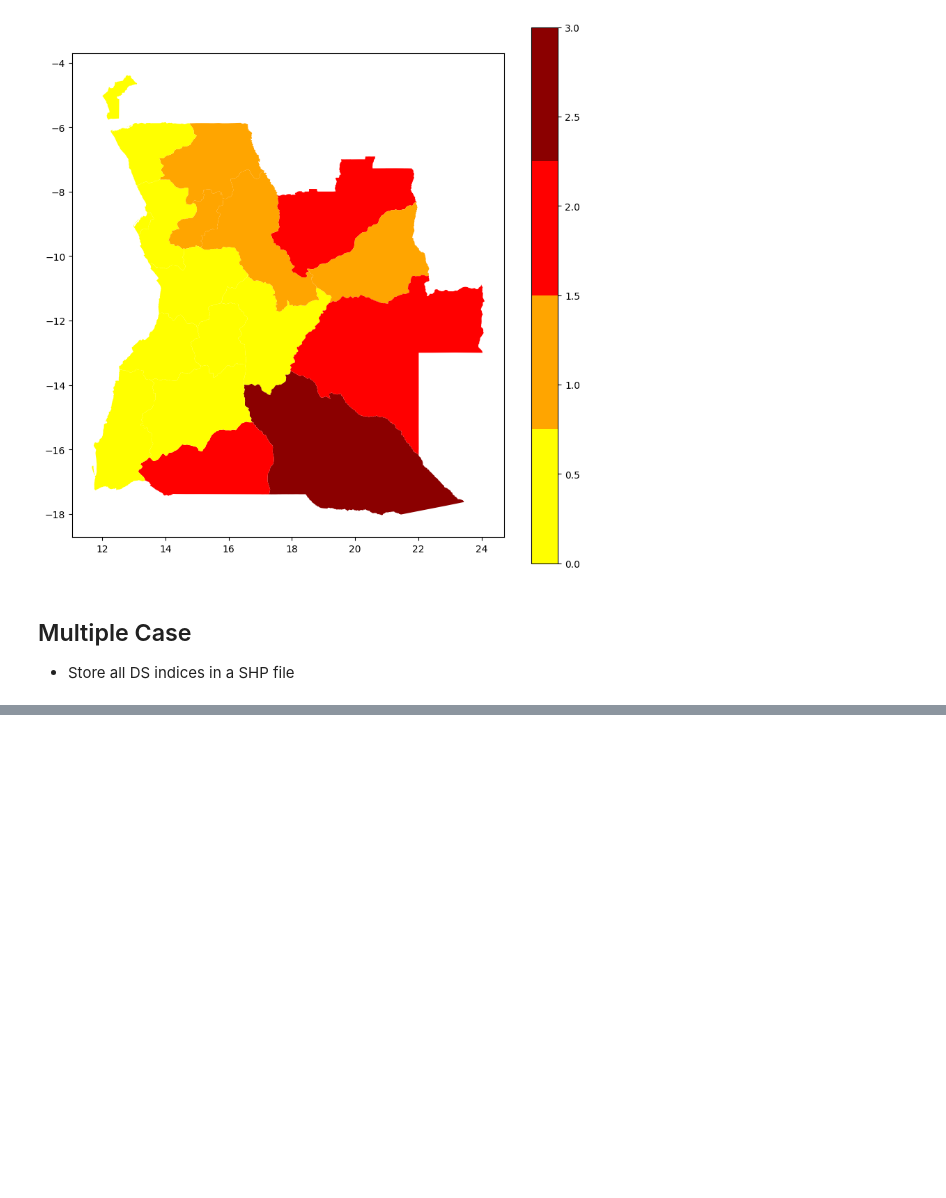
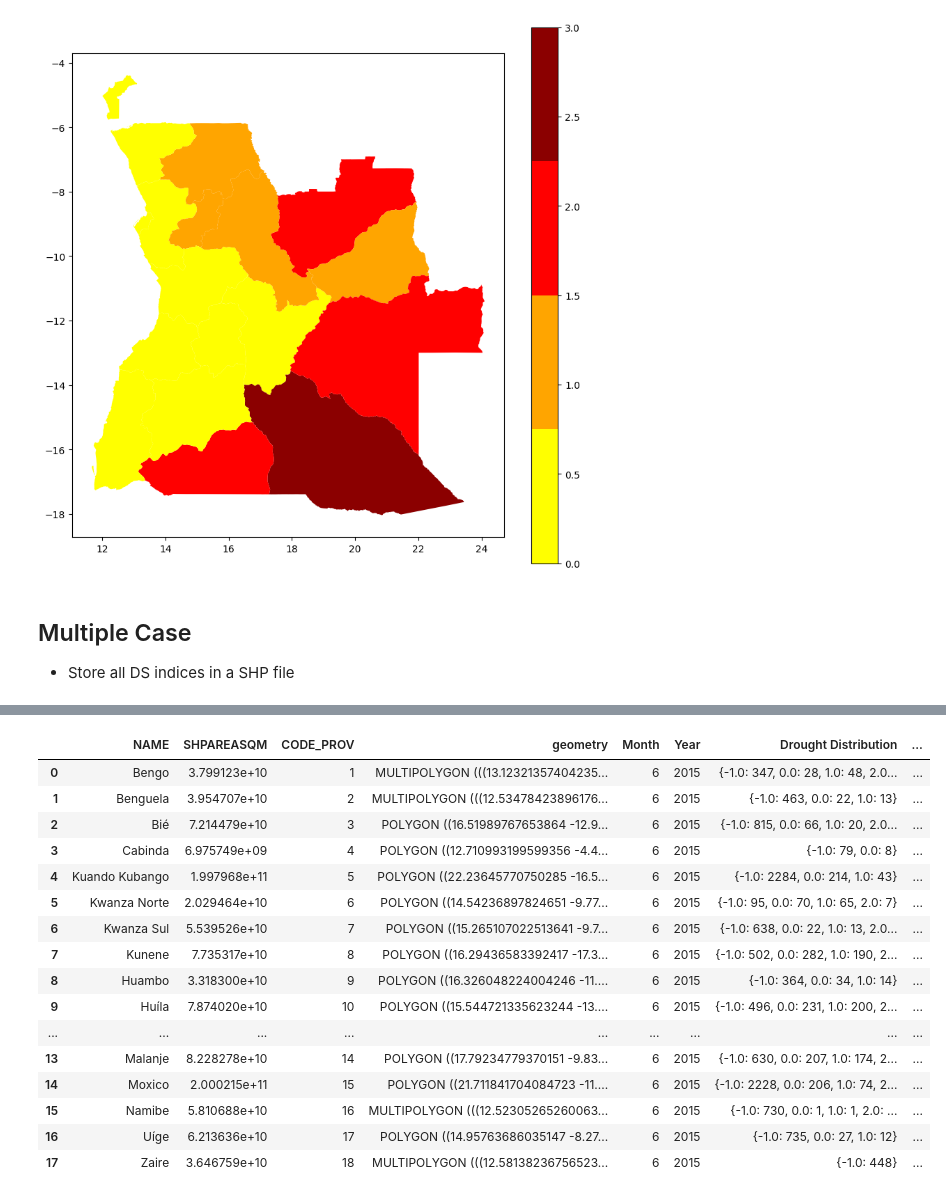
Before and after one commit to edrian-liao/angola-drought, a Jupyter notebook: notebooks/02_drought_severity_index.ipynb, the cells around one changed output, grey strips where cells are left out. Saved outputs shown, nothing was run; the diff lists cells and outputs as text; code cells hidden in the pictures; blank space fills up the shorter version.

```diff
--- a/notebooks/02_drought_severity_index.ipynb
+++ b/notebooks/02_drought_severity_index.ipynb
@@ -362,0 +420,20 @@ gdf.plot(column='Drought Severity Classes', legend=True, cmap=cmap2, figsize=(10
+# %%
+ds_index_database.head(18)
+# %% [output]
+|  | NAME | SHPAREASQM | CODE_PROV | geometry | Month | Year | Drought Distribution | ... |
+| 0 | Bengo | 3.799123e+10 | 1 | MULTIPOLYGON (((13.12321357404235... | 6 | 2015 | {-1.0: 347, 0.0: 28, 1.0: 48, 2.0... | ... |
+| 1 | Benguela | 3.954707e+10 | 2 | MULTIPOLYGON (((12.53478423896176... | 6 | 2015 | {-1.0: 463, 0.0: 22, 1.0: 13} | ... |
+| 2 | Bié | 7.214479e+10 | 3 | POLYGON ((16.51989767653864 -12.9... | 6 | 2015 | {-1.0: 815, 0.0: 66, 1.0: 20, 2.0... | ... |
+| 3 | Cabinda | 6.975749e+09 | 4 | POLYGON ((12.710993199599356 -4.4... | 6 | 2015 | {-1.0: 79, 0.0: 8} | ... |
+| 4 | Kuando Kubango | 1.997968e+11 | 5 | POLYGON ((22.23645770750285 -16.5... | 6 | 2015 | {-1.0: 2284, 0.0: 214, 1.0: 43} | ... |
+| 5 | Kwanza Norte | 2.029464e+10 | 6 | POLYGON ((14.54236897824651 -9.77... | 6 | 2015 | {-1.0: 95, 0.0: 70, 1.0: 65, 2.0: 7} | ... |
+| 6 | Kwanza Sul | 5.539526e+10 | 7 | POLYGON ((15.265107022513641 -9.7... | 6 | 2015 | {-1.0: 638, 0.0: 22, 1.0: 13, 2.0... | ... |
+| 7 | Kunene | 7.735317e+10 | 8 | POLYGON ((16.29436583392417 -17.3... | 6 | 2015 | {-1.0: 502, 0.0: 282, 1.0: 190, 2... | ... |
+| 8 | Huambo | 3.318300e+10 | 9 | POLYGON ((16.326048224004246 -11.... | 6 | 2015 | {-1.0: 364, 0.0: 34, 1.0: 14} | ... |
+| 9 | Huíla | 7.874020e+10 | 10 | POLYGON ((15.544721335623244 -13.... | 6 | 2015 | {-1.0: 496, 0.0: 231, 1.0: 200, 2... | ... |
+| ... | ... | ... | ... | ... | ... | ... | ... | ... |
+| 13 | Malanje | 8.228278e+10 | 14 | POLYGON ((17.79234779370151 -9.83... | 6 | 2015 | {-1.0: 630, 0.0: 207, 1.0: 174, 2... | ... |
+| 14 | Moxico | 2.000215e+11 | 15 | POLYGON ((21.711841704084723 -11.... | 6 | 2015 | {-1.0: 2228, 0.0: 206, 1.0: 74, 2... | ... |
+| 15 | Namibe | 5.810688e+10 | 16 | MULTIPOLYGON (((12.52305265260063... | 6 | 2015 | {-1.0: 730, 0.0: 1, 1.0: 1, 2.0: ... | ... |
+| 16 | Uíge | 6.213636e+10 | 17 | POLYGON ((14.95763686035147 -8.27... | 6 | 2015 | {-1.0: 735, 0.0: 27, 1.0: 12} | ... |
+| 17 | Zaire | 3.646759e+10 | 18 | MULTIPOLYGON (((12.58138236756523... | 6 | 2015 | {-1.0: 448} | ... |
```
Also changed, not shown: parts of 9 cells of this notebook, 3 other files.
